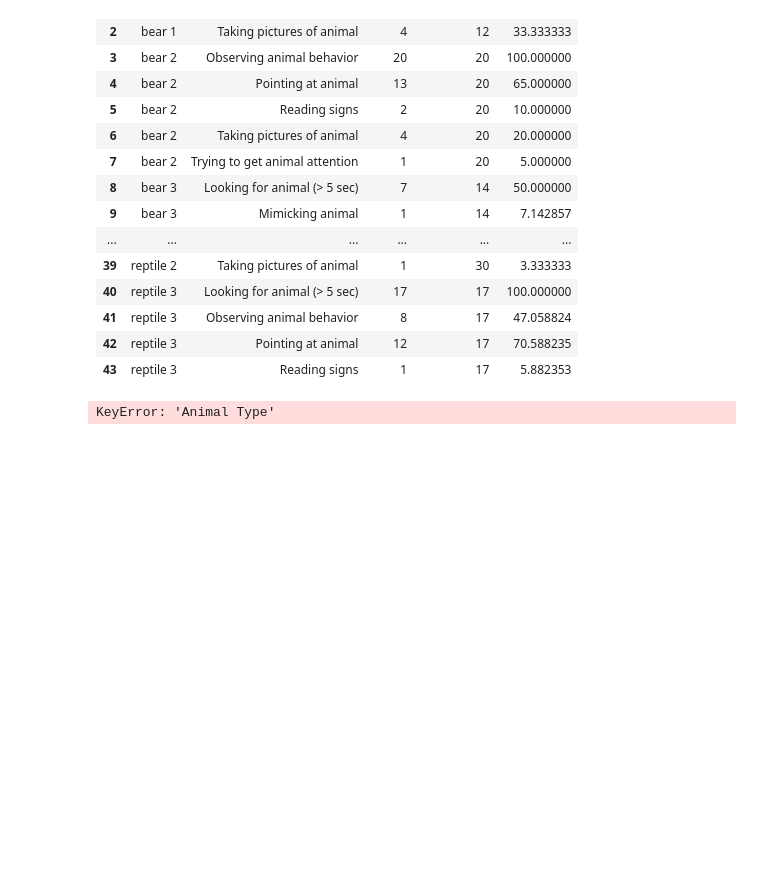
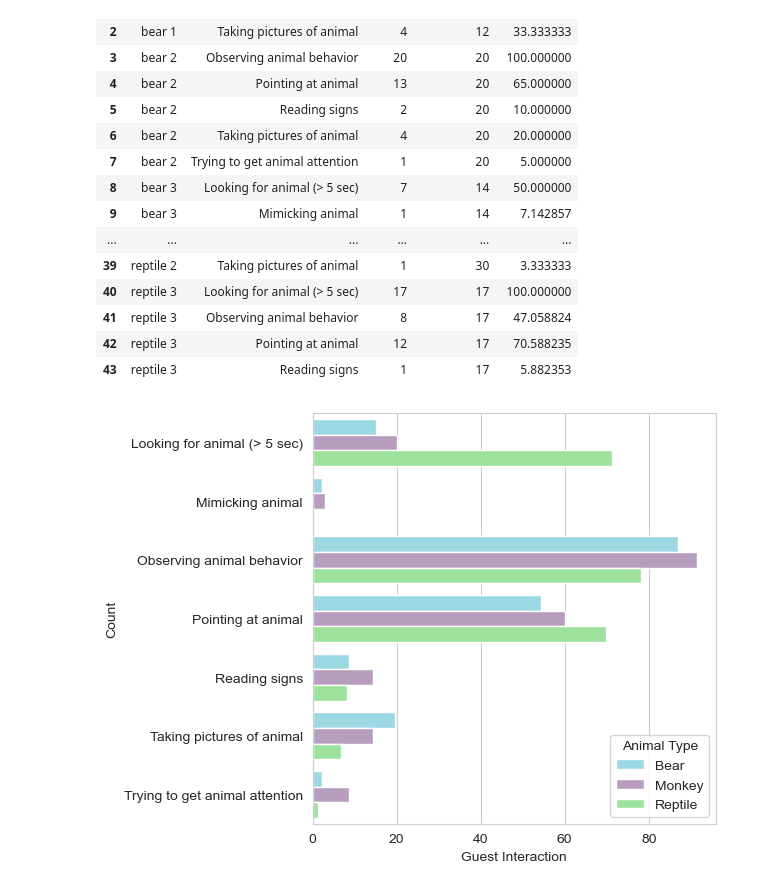
Before and after one commit to ayah825/zoo_interactions_cogs13proj, a Jupyter notebook: analysis.ipynb, the cells around one changed output. Cells and saved outputs as stored; diff of their text form; code cells hidden in the pictures; blank space fills up the shorter version.

```diff
--- a/analysis.ipynb
+++ b/analysis.ipynb
@@ -246,31 +246,32 @@ data_interact_animal_counts
 # %%
 # group "data_interact_animal_counts" by animal type (eg. bear, reptile, monkey)
 def group_animal_type(animal):
     if 'bear' in animal.lower():
         return 'Bear'
     elif 'reptile' in animal.lower():
         return 'Reptile'
     elif 'monkey' in animal.lower():
         return 'Monkey'
     else:
         return 'Other'
 
 data_animal_types = data
 data_interact_animal_counts['Animal Type'] = data_interact_animal_counts['Animal'].apply(group_animal_type)
+data_animal_types['Animal Type'] = data_animal_types['Animal'].apply(group_animal_type)
 
 # normalize the data to be percentages of the animal type mentioned
 data_interact_animal_type_counts = data_interact_animal_counts.groupby(['Animal Type', 'Guest Interaction']).sum().reset_index()
 data_animal = data_animal_types.groupby(['Animal Type']).size().reset_index(name='total_count')  # Get total counts for each animal
 data_interact_animal_type_counts = data_interact_animal_type_counts.merge(data_animal, on='Animal Type', how='left')  # Merge to get total counts
-data_interact_animal_type_counts['percentage'] = data_interact_animal_type_counts['count'] / data_interact_animal_type_counts['total_count'] * 100  # Calculate percentage
+data_interact_animal_type_counts['percentage'] = data_interact_animal_type_counts['count'] / data_interact_animal_type_counts['total_count_y'] * 100  # Calculate percentage
 
 ax = sns.barplot(data=data_interact_animal_type_counts, y='Guest Interaction', x='percentage', hue='Animal Type', palette=["#90E0EF", "#BA98C4", "#90EE90"])
 plt.xlabel("Guest Interaction")
 plt.ylabel("Count")
 plt.tight_layout()
 plt.show()
 # %% [output]
-KeyError: 'Animal Type'
+[figure, added]
 # %%
 data_interact_animal_type_counts
 # %% [output]
```
Also changed, not shown: parts of 1 cell of this notebook.
